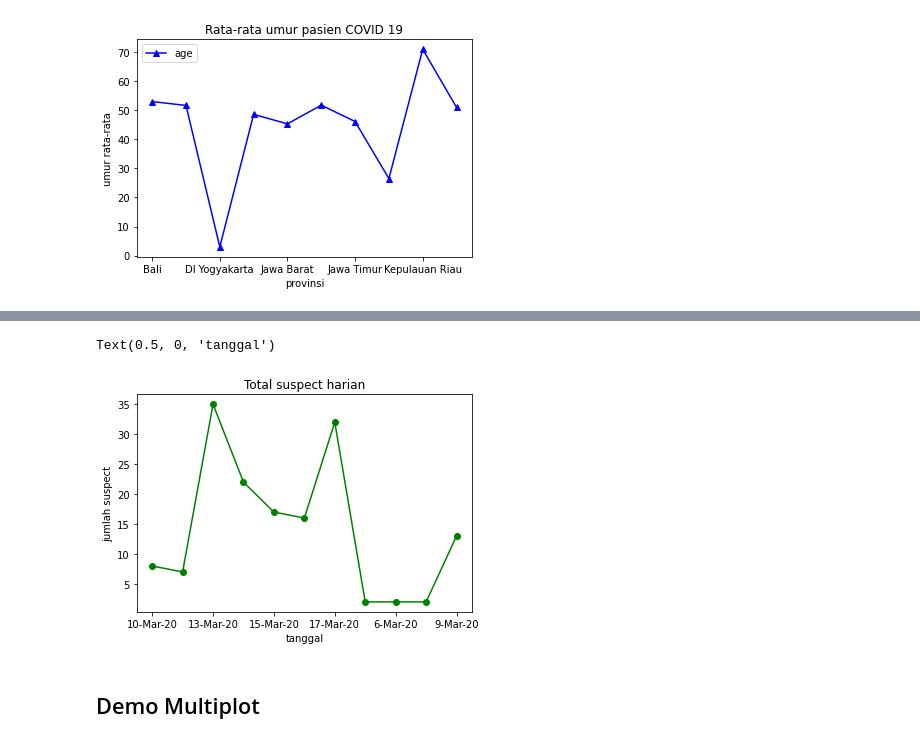
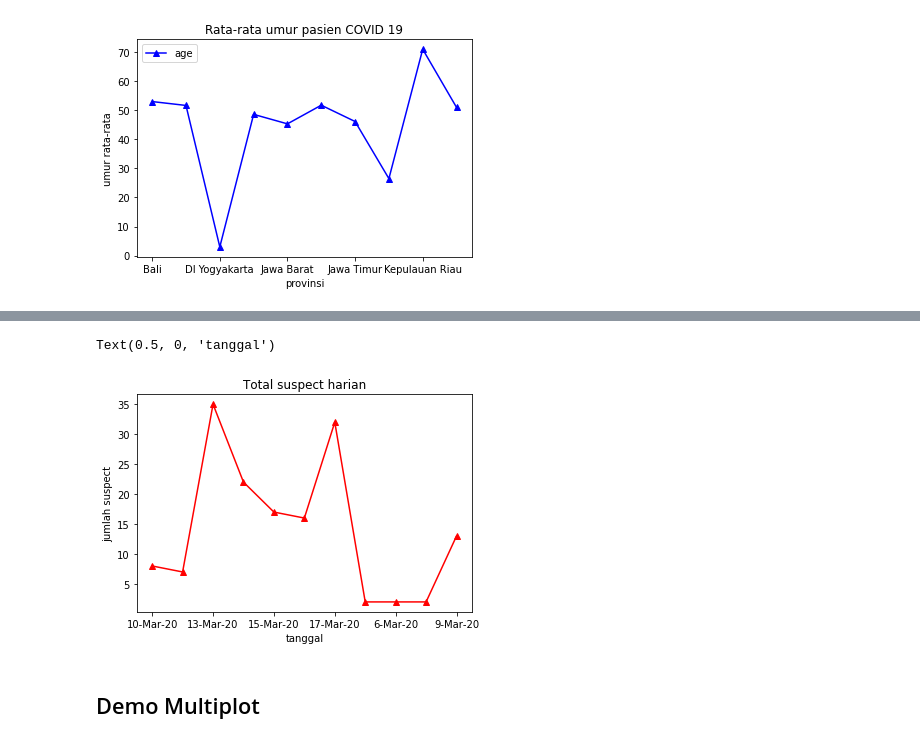
Before and after one commit to Muhammad-Yunus/Open-BOML, a Jupyter notebook: 1_Basic_ML/Pertemuan_2_Python_ML/Python For Machine Learning.ipynb, the cells around one changed output, grey strips where cells are left out. Saved outputs shown, nothing was run; the diff lists cells and outputs as text; code cells hidden in the pictures.

```diff
--- a/1_Basic_ML/Pertemuan_2_Python_ML/Python For Machine Learning.ipynb
+++ b/1_Basic_ML/Pertemuan_2_Python_ML/Python For Machine Learning.ipynb
@@ -1838,11 +1944,10 @@ Text(0.5, 0, 'provinsi')
 # %%
-
-ax = Count_Suspect_Per_Date.plot(style='go-', title="Total suspect harian")
+ax = Count_Suspect_Per_Date.plot(style='r^-', title="Total suspect harian")
 ax.set_ylabel("jumlah suspect")
 ax.set_xlabel("tanggal")
 # %% [output]
 Text(0.5, 0, 'tanggal')
-[figure, old version]
+[figure, new version]
 # %% [markdown]
 ## Demo Multiplot
 # %% [markdown]
```
Also changed, not shown: parts of 115 cells of this notebook, 4 other files.
